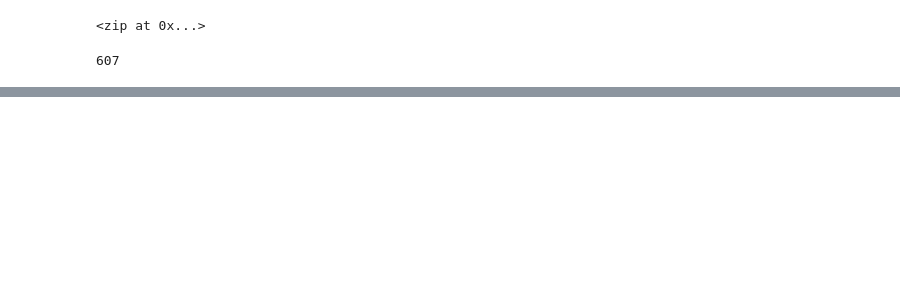
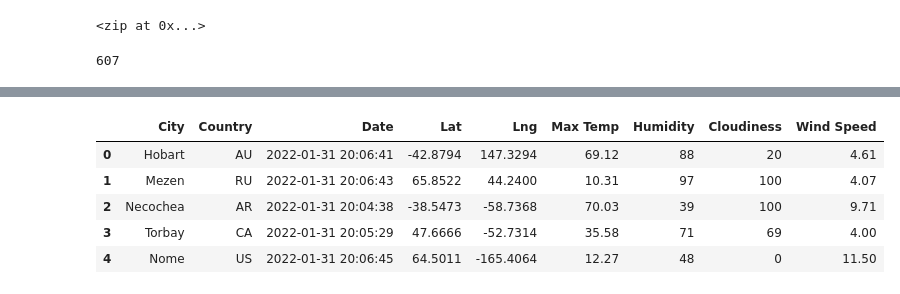
Before and after one commit to AleCano1/World_Weather_Analysis, a Jupyter notebook: WeatherPy.ipynb, the cells around one changed output, grey strips where cells are left out. Cells and saved outputs as stored; diff of their text form; code cells hidden in the pictures; blank space fills up the shorter version.

```diff
--- a/WeatherPy.ipynb
+++ b/WeatherPy.ipynb
@@ -33,0 +153,10 @@ len(cities)
+# %%
+city_data_df=city_data_df[new_column_order]
+city_data_df.head()
+# %% [output]
+|  | City | Country | Date | Lat | Lng | Max Temp | Humidity | Cloudiness | Wind Speed |
+| 0 | Hobart | AU | 2022-01-31 20:06:41 | -42.8794 | 147.3294 | 69.12 | 88 | 20 | 4.61 |
+| 1 | Mezen | RU | 2022-01-31 20:06:43 | 65.8522 | 44.2400 | 10.31 | 97 | 100 | 4.07 |
+| 2 | Necochea | AR | 2022-01-31 20:04:38 | -38.5473 | -58.7368 | 70.03 | 39 | 100 | 9.71 |
+| 3 | Torbay | CA | 2022-01-31 20:05:29 | 47.6666 | -52.7314 | 35.58 | 71 | 69 | 4.00 |
+| 4 | Nome | US | 2022-01-31 20:06:45 | 64.5011 | -165.4064 | 12.27 | 48 | 0 | 11.50 |
```
Also changed, not shown: parts of 8 cells of this notebook, 2 other files.
